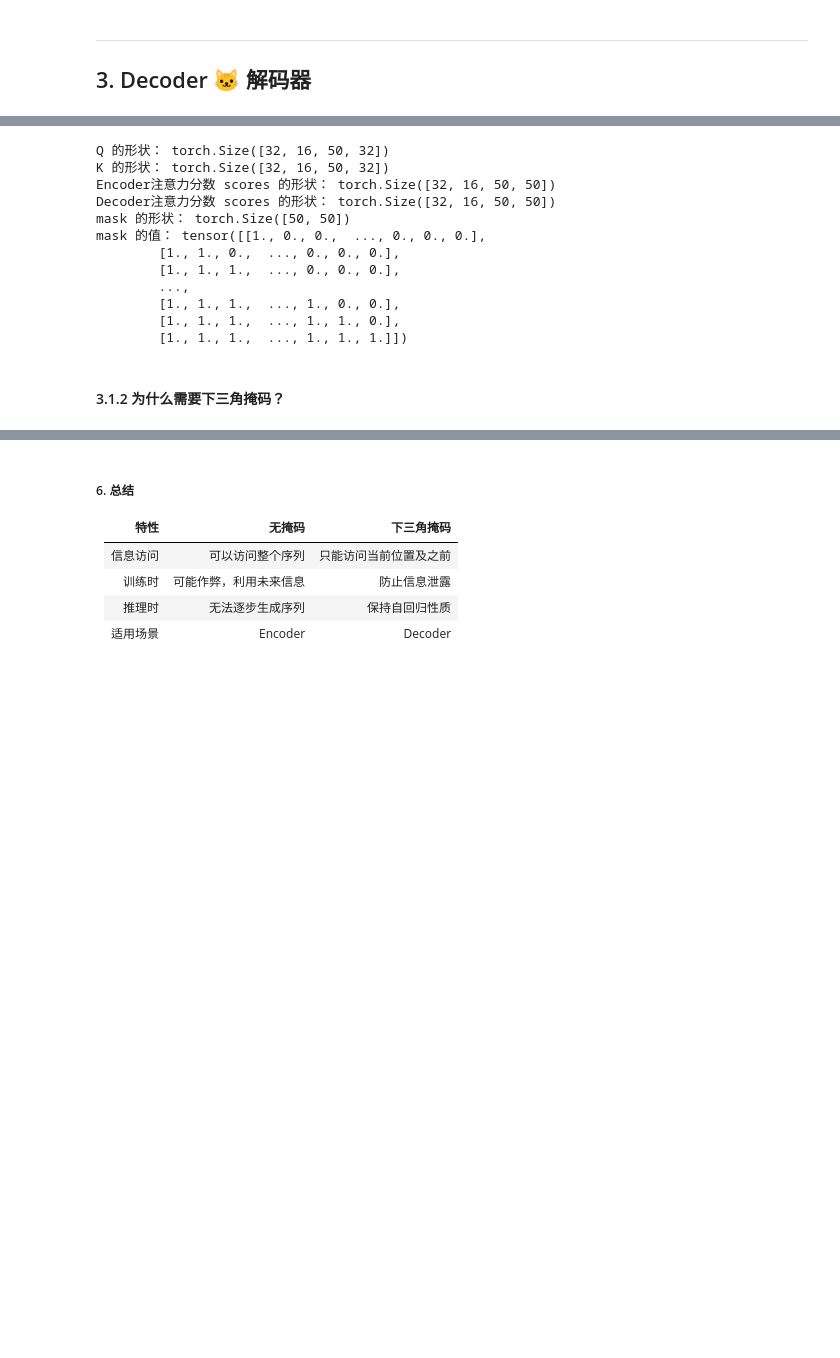
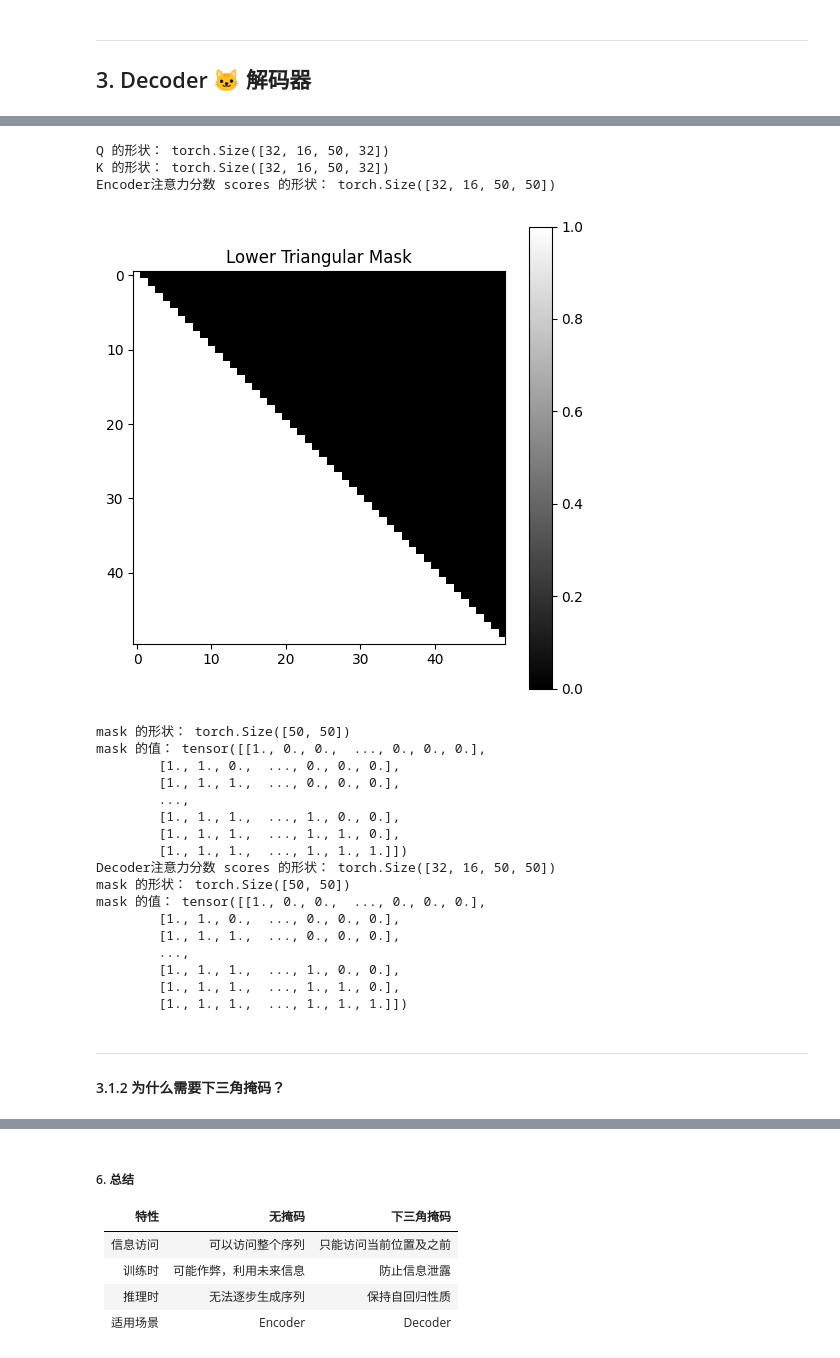
Before and after one commit to lgy112112/Transformer-WalkThrough, a Jupyter notebook: tutorial.ipynb, the cells around one changed output, grey strips where cells are left out. Drawn from its saved outputs; the diff is of its cells as text; code cells hidden in the pictures; blank space fills up the shorter version.

```diff
--- a/tutorial.ipynb
+++ b/tutorial.ipynb
@@ -823,34 +984,64 @@ y = (x - mean) / sqrt(var + eps) * gamma + beta
 # %%
 import torch
 from math import sqrt
 
+Q = torch.randn(32, 16, 50 ,32)
+K = torch.randn(32, 16, 50 ,32)
+
 print("Q 的形状：", Q.shape)
 print("K 的形状：", K.shape)
+
 # Encoder注意力分数（无掩码）
 scores = torch.matmul(Q, K.transpose(-2, -1)) / sqrt(head_dim)
 # print("Encoder注意力分数 scores：", scores)
 print("Encoder注意力分数 scores 的形状：", scores.shape)
+
+
 # Decoder注意力分数（带掩码）
 scores = torch.matmul(Q, K.transpose(-2, -1)) / sqrt(head_dim)
+# 生成下三角掩码
+seq_len = 50  # 序列长度为50
 mask = torch.tril(torch.ones(seq_len, seq_len))  # 下三角掩码
+
+# 可视化掩码
+plt.figure(figsize=(6, 6))
+plt.imshow(mask, cmap='gray', vmin=0, vmax=1)
+plt.title("Lower Triangular Mask")
+plt.colorbar()
+plt.show()
+
+# 打印掩码的形状和值
+print("mask 的形状：", mask.shape)
+print("mask 的值：", mask)
 scores = scores.masked_fill(mask == 0, float('-inf'))  # 应用掩码
 # print("Decoder注意力分数 scores：", scores)
 print("Decoder注意力分数 scores 的形状：", scores.shape)
 print("mask 的形状：", mask.shape)
 print("mask 的值：", mask)
 # %% [output]
 Q 的形状： torch.Size([32, 16, 50, 32])
 K 的形状： torch.Size([32, 16, 50, 32])
 Encoder注意力分数 scores 的形状： torch.Size([32, 16, 50, 50])
-Decoder注意力分数 scores 的形状： torch.Size([32, 16, 50, 50])
-mask 的形状： torch.Size([50, 50])
-mask 的值： tensor([[1., 0., 0.,  ..., 0., 0., 0.],
-        [1., 1., 0.,  ..., 0., 0., 0.],
-        [1., 1., 1.,  ..., 0., 0., 0.],
-        ...,
-        [1., 1., 1.,  ..., 1., 0., 0.],
-        [1., 1., 1.,  ..., 1., 1., 0.],
-        [1., 1., 1.,  ..., 1., 1., 1.]])
+[figure, added]
+mask 的形状： torch.Size([50, 50])
+mask 的值： tensor([[1., 0., 0.,  ..., 0., 0., 0.],
+        [1., 1., 0.,  ..., 0., 0., 0.],
+        [1., 1., 1.,  ..., 0., 0., 0.],
+        ...,
+        [1., 1., 1.,  ..., 1., 0., 0.],
+        [1., 1., 1.,  ..., 1., 1., 0.],
+        [1., 1., 1.,  ..., 1., 1., 1.]])
+Decoder注意力分数 scores 的形状： torch.Size([32, 16, 50, 50])
+mask 的形状： torch.Size([50, 50])
+mask 的值： tensor([[1., 0., 0.,  ..., 0., 0., 0.],
+        [1., 1., 0.,  ..., 0., 0., 0.],
+        [1., 1., 1.,  ..., 0., 0., 0.],
+        ...,
+        [1., 1., 1.,  ..., 1., 0., 0.],
+        [1., 1., 1.,  ..., 1., 1., 0.],
+        [1., 1., 1.,  ..., 1., 1., 1.]])
 # %% [markdown]
+---
+
 #### 3.1.2 为什么需要下三角掩码？
 # %% [markdown]
```
Also changed, not shown: parts of 31 cells of this notebook.
